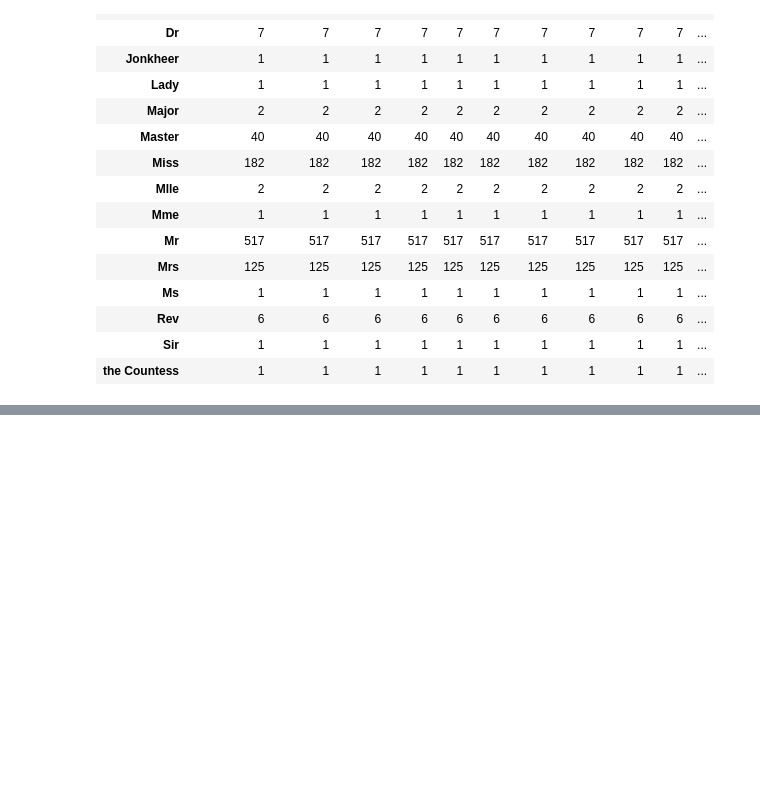
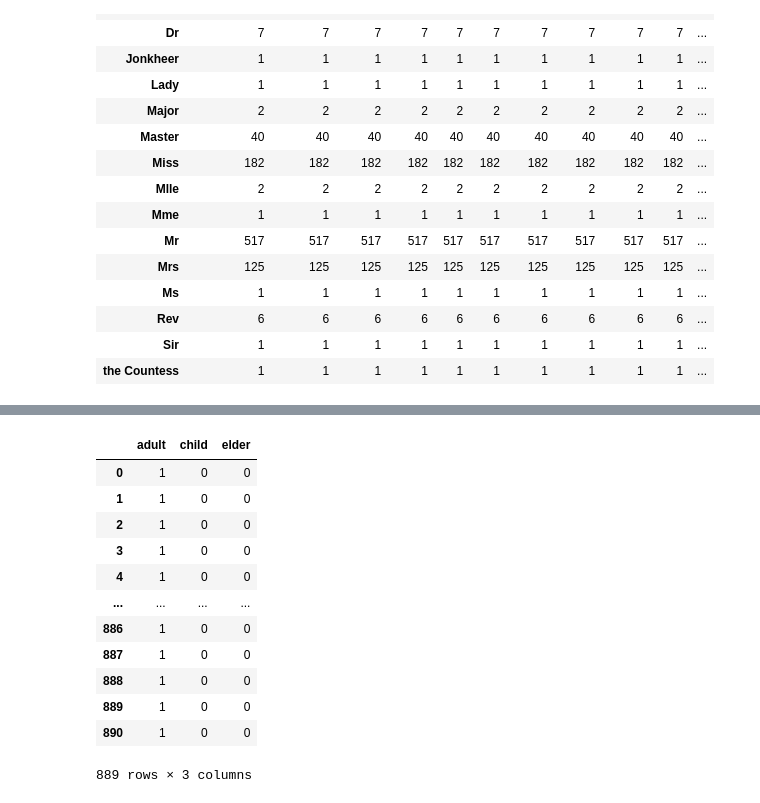
Before and after one commit to dqmis/code_academy_ai_course, a Jupyter notebook: class_materials/examples/machine_learning/2022-11-28.ipynb, the cells around one changed output, grey strips where cells are left out. Drawn from its saved outputs; the diff is of its cells as text; code cells hidden in the pictures; blank space fills up the shorter version.

```diff
--- a/class_materials/examples/machine_learning/2022-11-28.ipynb
+++ b/class_materials/examples/machine_learning/2022-11-28.ipynb
@@ -265,0 +354,18 @@ df[["name_info", "Survived"]].groupby(["name_info"], as_index=False).mean().sort
+# %%
+engineerd_features = ["ticket_is_expensive", "is_alone", "age_group"]
+
+pd.get_dummies(df["age_group"])
+# %% [output]
+|  | adult | child | elder |
+| 0 | 1 | 0 | 0 |
+| 1 | 1 | 0 | 0 |
+| 2 | 1 | 0 | 0 |
+| 3 | 1 | 0 | 0 |
+| 4 | 1 | 0 | 0 |
+| ... | ... | ... | ... |
+| 886 | 1 | 0 | 0 |
+| 887 | 1 | 0 | 0 |
+| 888 | 1 | 0 | 0 |
+| 889 | 1 | 0 | 0 |
+| 890 | 1 | 0 | 0 |
+889 rows × 3 columns
```
Also changed, not shown: parts of 23 cells of this notebook, 2 other files.
